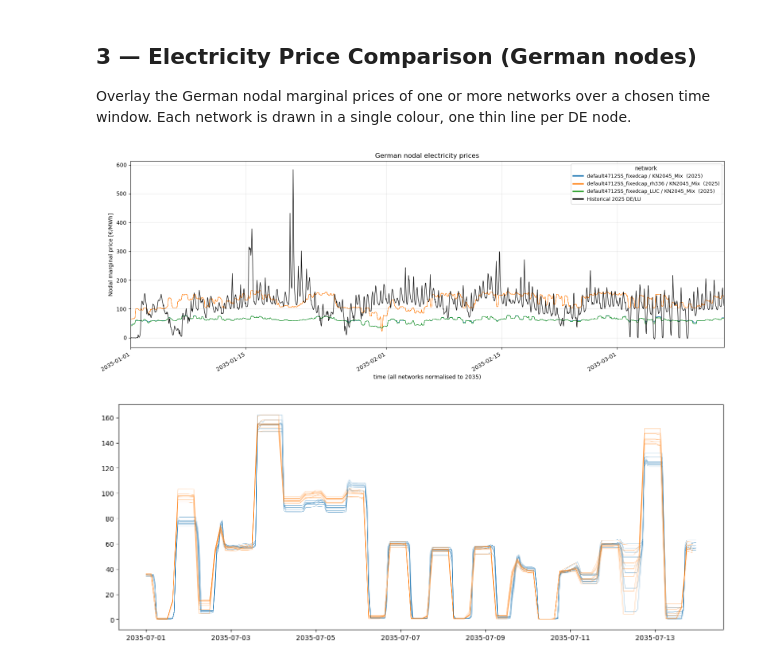
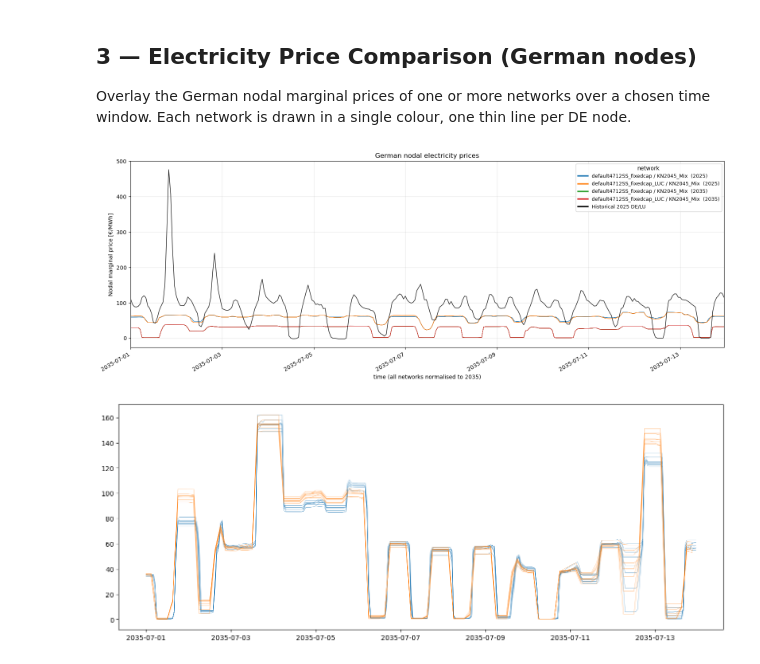
Before and after one commit to FiBe-ie2s/pypsa-de, a Jupyter notebook: thesis/analysis.ipynb, the cells around one changed output. Saved outputs shown, nothing was run; the diff lists cells and outputs as text; code cells hidden in the pictures.

```diff
--- a/thesis/analysis.ipynb
+++ b/thesis/analysis.ipynb
@@ -135,8 +135,8 @@ def load(path):
 # nw_fixedcap_2035_rh96 = load(ROOT / r"results\default4712SS_fixedcap_rh96\KN2045_Mix\networks\base_s_27__none_2035_op.nc")
 
 nw_fixedcap_2025_LUC = load(ROOT / r"results\default4712SS_fixedcap_LUC\KN2045_Mix\networks\base_s_27__none_2025_op.nc")
-#nw_fixedcap_2035_LUC = load(ROOT / r"results\default4712SS_fixedcap_LUC\KN2045_Mix\networks\base_s_27__none_2035_op.nc")
-
+nw_fixedcap_2035_LUC = load(ROOT / r"results\default4712SS_fixedcap_LUC\KN2045_Mix\networks\base_s_27__none_2035_op.nc")
+nw_fixedcap_2045_LUC = load(ROOT / r"results\default4712SS_fixedcap_LUC\KN2045_Mix\networks\base_s_27__none_2045_op.nc")
 # nw_fixedcap_2025_rh336 = load(ROOT / r"results\default4712SS_fixedcap_rh336\KN2045_Mix\networks\base_s_27__none_2025_op.nc")
 # nw_fixedcap_2035_rh336 = load(ROOT / r"results\default4712SS_fixedcap_rh336\KN2045_Mix\networks\base_s_27__none_2035_op.nc")
 #nw_default8760 = load(ROOT / r"results\default8760SS\KN2045_Mix\networks\base_s_27__none_2035.nc")
@@ -422,7 +426,7 @@ time window. Each network is drawn in a single colour, one thin line per DE node
 # ── German nodal electricity prices — compare several networks ──
 # bundles to overlay. Each network -> one colour, one thin line per German node.
 #selected = [nw_default_2035, nw_fixedcap_2035, nw_fixedcap_2035_rh96, nw_fixedcap_2035_rh336] # <- networks to compare #, nw_fixedcap_2035, nw_test_fixedcap_2035, nw_test02_custom_map_2035, nw_ariadne, nw_default8760, nw_ariadne_2035, nw_ariadne_2040, nw_ariadne_2045,
-selected = [nw_fixedcap_2025, nw_fixedcap_2025_rh336, nw_fixedcap_2025_LUC]
+selected = [nw_fixedcap_2025,  nw_fixedcap_2025_LUC, nw_fixedcap_2035, nw_fixedcap_2035_LUC] # <- networks to compare #, nw_fixedcap_2035, nw_test_fixedcap_2035, nw_test02_custom_map_2035, nw_ariadne, nw_default8760, nw_ariadne_2035, nw_ariadne_2040, nw_ariadne_2045,
 # ── External DAM price series from KIT agent-based model ──────
 # One CSV per horizon, each with 360 hourly DE-LU price series (8760 hours).
 # Add column names per dataset to overlay them on the plot.
@@ -444,8 +448,8 @@ hist_color = "black"
 # Networks from different planning horizons are normalised onto REF_YEAR so their
 # curves line up on the same axis (month/day/hour are preserved).
 REF_YEAR = 2035
-T_START = "2035-01-01"
-T_END   = "2035-03-14"
+T_START = "2035-07-01"
+T_END   = "2035-07-14"
 
 fig, ax = plt.subplots(figsize=(16, 6))
 palette = plt.cm.tab10.colors
@@ -477,34 +481,34 @@ for dam_year, (dam_csv, dam_series_to_plot) in dam_datasets.items():
             series = series[(dam_idx >= T_START) & (dam_idx < T_END)]
         color = palette[(len(selected) + j) % len(palette)]
         ax.plot(series.index, series.values, color=color, linewidth=0.7, alpha=0.8)
         ax.plot([], [], color=color, linewidth=2.5, label=f"KIT DAM {dam_year}: {col}")
         j += 1
 
 # ── Plot historical 2025 DE/LU series ─────────────────────────
 if plot_hist_2025:
     hist_df = pd.read_csv(hist_csv, sep=";", decimal=",", na_values="-",
                           usecols=["Datum von", hist_col],
                           parse_dates=["Datum von"], dayfirst=True)
     hist_df = hist_df.set_index("Datum von")
     hist_idx = hist_df.index + pd.DateOffset(years=REF_YEAR - hist_df.index[0].year)
     series = hist_df[hist_col]
     series.index = hist_idx
     if T_START and T_END:
         series = series[(hist_idx >= T_START) & (hist_idx < T_END)]
     ax.plot(series.index, series.values, color=hist_color, linewidth=1.0, alpha=0.9)
     ax.plot([], [], color=hist_color, linewidth=2.5, label="Historical 2025 DE/LU")
 
 ax.set_ylabel("Nodal marginal price [€/MWh]")
 ax.set_xlabel(f"time (all networks normalised to {REF_YEAR})")
 ax.set_title("German nodal electricity prices")
 ax.margins(x=0)
 ax.grid(True, alpha=0.3)
 ax.legend(loc="upper right", fontsize=9, title="network")
 fig.autofmt_xdate()
 plt.tight_layout()
 plt.show()
 # %% [output]
-[figure, old version]
+[figure, new version]
 # %%
 # ── Quick look: plot ALL 360 KIT DAM price series from the CSV ──
 REF_YEAR = 2035
```
Also changed, not shown: parts of 1 cell of this notebook, 9 other files.
